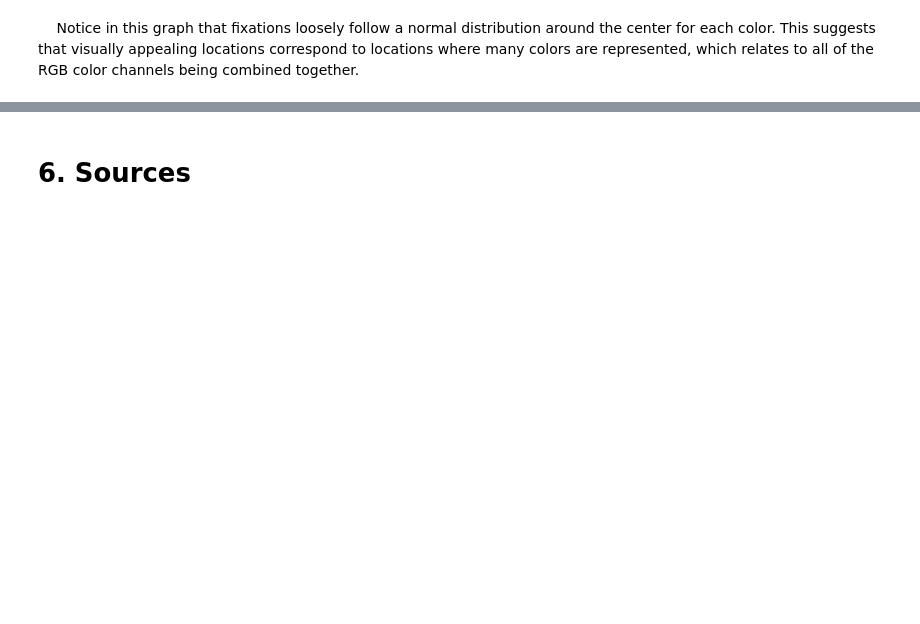
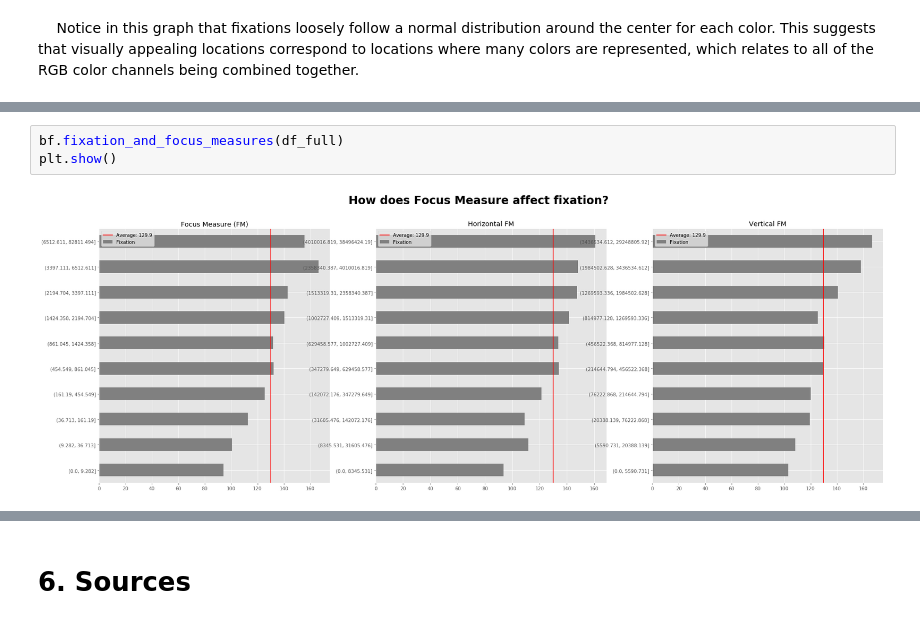
Before and after one commit to jafekb/projects, a Jupyter notebook: Provo Corpus/Final/Final.ipynb, the cells around one changed output, grey strips where cells are left out. Cells and saved outputs as stored; diff of their text form; blank space fills up the shorter version.

```diff
--- a/Provo Corpus/Final/Final.ipynb
+++ b/Provo Corpus/Final/Final.ipynb
@@ -191,0 +194,5 @@ plt.show()
+# %%
+bf.fixation_and_focus_measures(df_full)
+plt.show()
+# %% [output]
+[figure, added]
```
Also changed, not shown: parts of 21 cells of this notebook.
